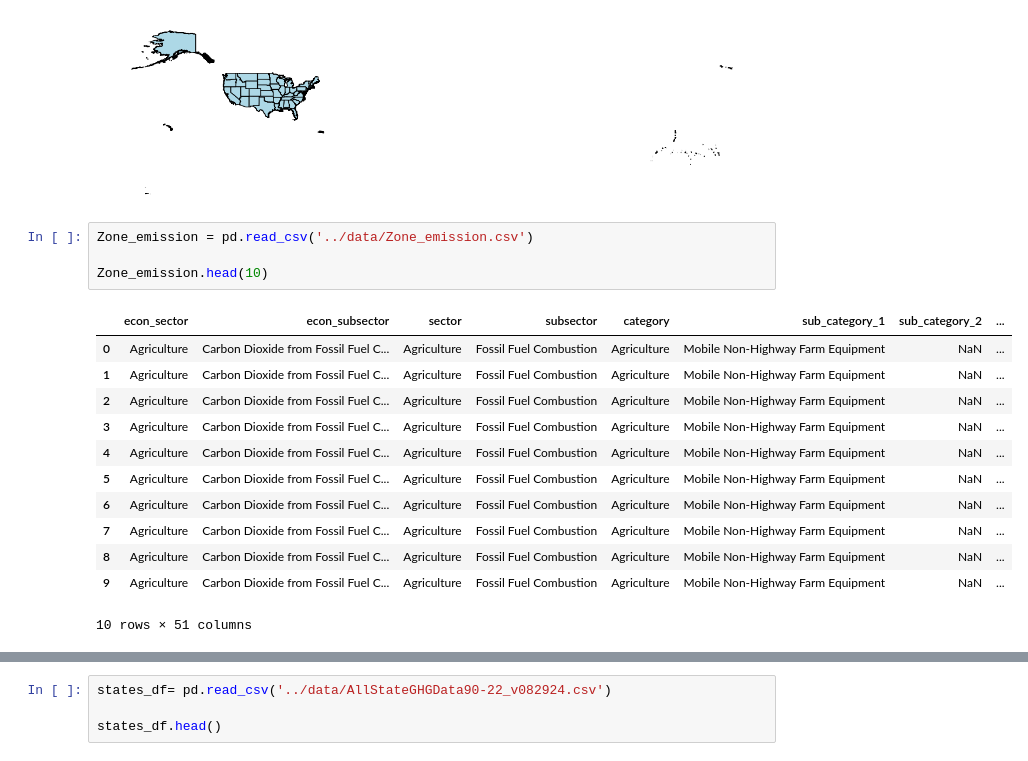
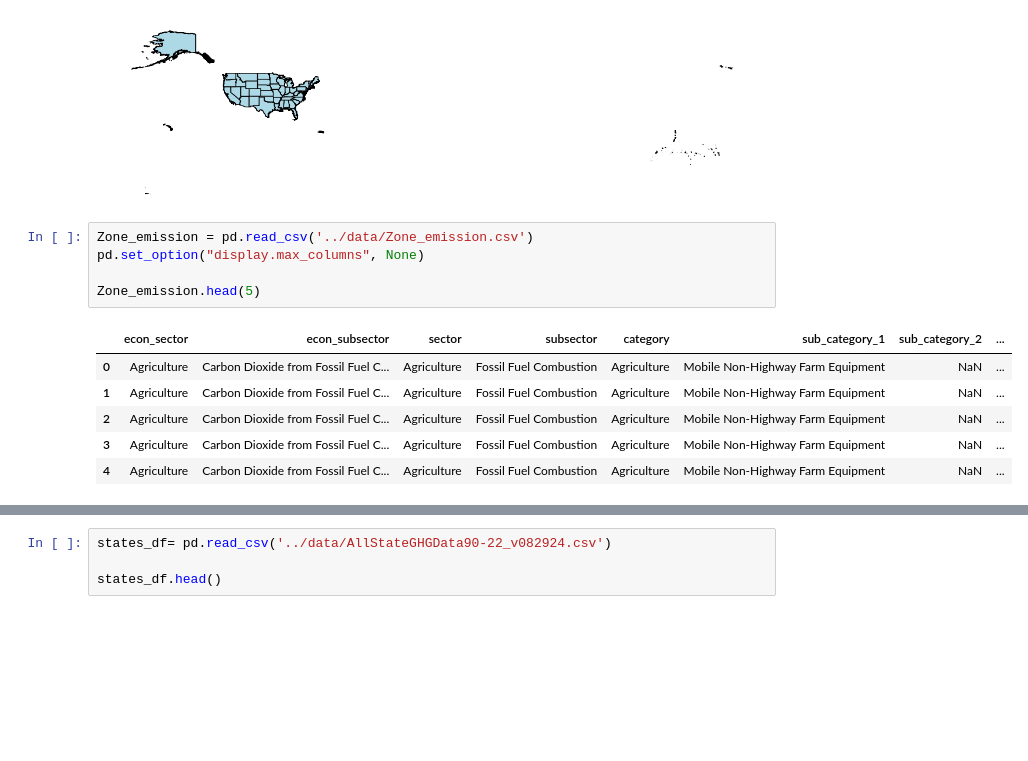
Before and after one commit to Anagha7Shinde/Capstone_Anagha, a Jupyter notebook: Notebook/Untitled2.ipynb, the cells around one changed output, grey strips where cells are left out. Drawn from its saved outputs; the diff is of its cells as text; blank space fills up the shorter version.

```diff
--- a/Notebook/Untitled2.ipynb
+++ b/Notebook/Untitled2.ipynb
@@ -36,18 +36,13 @@ ax.axis('off');
 [figure]
 # %%
 Zone_emission = pd.read_csv('../data/Zone_emission.csv')
+pd.set_option("display.max_columns", None)
 
-Zone_emission.head(10)
+Zone_emission.head(5)
 # %% [output]
 |  | econ_sector | econ_subsector | sector | subsector | category | sub_category_1 | sub_category_2 | ... |
 | 0 | Agriculture | Carbon Dioxide from Fossil Fuel C... | Agriculture | Fossil Fuel Combustion | Agriculture | Mobile Non-Highway Farm Equipment | NaN | ... |
 | 1 | Agriculture | Carbon Dioxide from Fossil Fuel C... | Agriculture | Fossil Fuel Combustion | Agriculture | Mobile Non-Highway Farm Equipment | NaN | ... |
 | 2 | Agriculture | Carbon Dioxide from Fossil Fuel C... | Agriculture | Fossil Fuel Combustion | Agriculture | Mobile Non-Highway Farm Equipment | NaN | ... |
 | 3 | Agriculture | Carbon Dioxide from Fossil Fuel C... | Agriculture | Fossil Fuel Combustion | Agriculture | Mobile Non-Highway Farm Equipment | NaN | ... |
 | 4 | Agriculture | Carbon Dioxide from Fossil Fuel C... | Agriculture | Fossil Fuel Combustion | Agriculture | Mobile Non-Highway Farm Equipment | NaN | ... |
-| 5 | Agriculture | Carbon Dioxide from Fossil Fuel C... | Agriculture | Fossil Fuel Combustion | Agriculture | Mobile Non-Highway Farm Equipment | NaN | ... |
-| 6 | Agriculture | Carbon Dioxide from Fossil Fuel C... | Agriculture | Fossil Fuel Combustion | Agriculture | Mobile Non-Highway Farm Equipment | NaN | ... |
-| 7 | Agriculture | Carbon Dioxide from Fossil Fuel C... | Agriculture | Fossil Fuel Combustion | Agriculture | Mobile Non-Highway Farm Equipment | NaN | ... |
-| 8 | Agriculture | Carbon Dioxide from Fossil Fuel C... | Agriculture | Fossil Fuel Combustion | Agriculture | Mobile Non-Highway Farm Equipment | NaN | ... |
-| 9 | Agriculture | Carbon Dioxide from Fossil Fuel C... | Agriculture | Fossil Fuel Combustion | Agriculture | Mobile Non-Highway Farm Equipment | NaN | ... |
-10 rows × 51 columns
```
Also changed, not shown: parts of 12 cells of this notebook.
